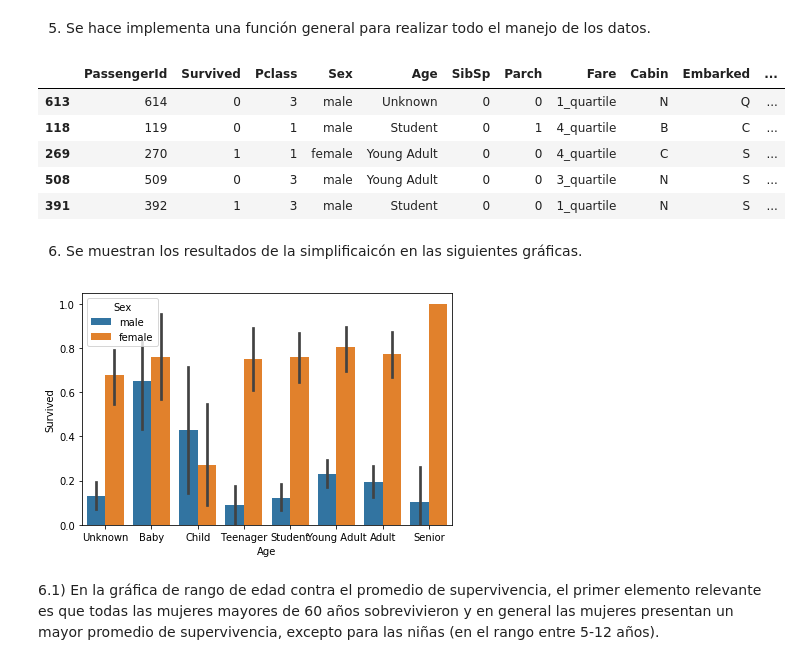
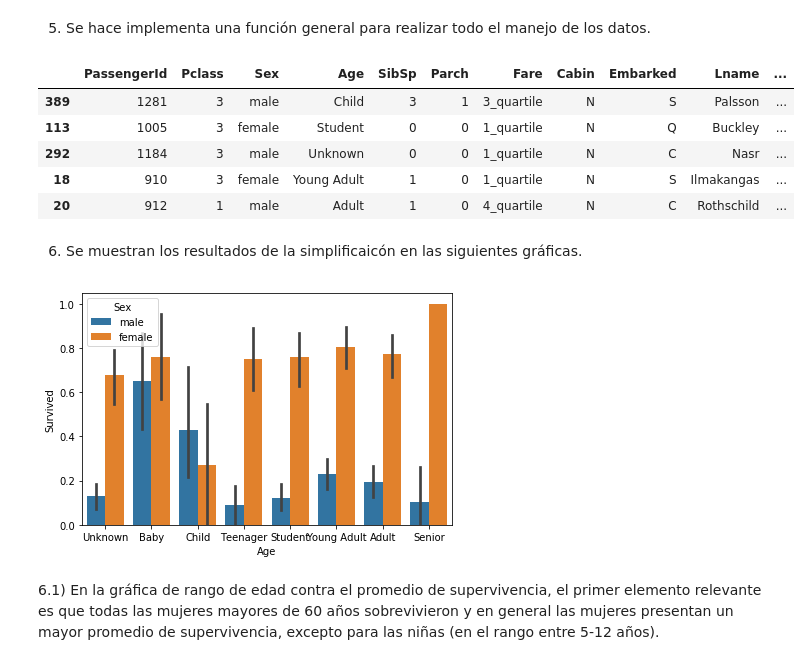
Before and after one commit to DiegoFelipeBryan/-Herramientas-Computacionales-IMEC3602, a Jupyter notebook: Proyecto/Titanic_the project.ipynb, the cells around one changed output. Saved outputs shown, nothing was run; the diff lists cells and outputs as text; code cells hidden in the pictures.

```diff
--- a/Proyecto/Titanic_the project.ipynb
+++ b/Proyecto/Titanic_the project.ipynb
@@ -72,3 +72,7 @@ TypeError: 'float' object is not subscriptable
+# %%
+def fix_embarked(df):
+    df.Embarked = df.Embarked.fillna('U')
+    return df
 # %% [markdown]
 4.3) Para las tarifas que pagó cada persona se hace un análisis etadístico y se agrupan dependiendo el cuartil al que pertenezcan.
 # %%
@@ -98,7 +102,7 @@ def drop_features(df):
 def transform_features(df):
     df = simplify_ages(df)
     df = simplify_cabins(df)
-
+    df = fix_embarked(df)
     df = simplify_fares(df)
     df = format_name(df)
     df = drop_features(df)
@@ -106,21 +110,21 @@ def transform_features(df):
 # %%
 data_train = transform_features(data_train)
 data_test = transform_features(data_test)
-data_train.sample(5)
+data_test.sample(5)
 # %% [output]
-|  | PassengerId | Survived | Pclass | Sex | Age | SibSp | Parch | Fare | Cabin | Embarked | ... |
-| 613 | 614 | 0 | 3 | male | Unknown | 0 | 0 | 1_quartile | N | Q | ... |
-| 118 | 119 | 0 | 1 | male | Student | 0 | 1 | 4_quartile | B | C | ... |
-| 269 | 270 | 1 | 1 | female | Young Adult | 0 | 0 | 4_quartile | C | S | ... |
-| 508 | 509 | 0 | 3 | male | Young Adult | 0 | 0 | 3_quartile | N | S | ... |
-| 391 | 392 | 1 | 3 | male | Student | 0 | 0 | 1_quartile | N | S | ... |
+|  | PassengerId | Pclass | Sex | Age | SibSp | Parch | Fare | Cabin | Embarked | Lname | ... |
+| 389 | 1281 | 3 | male | Child | 3 | 1 | 3_quartile | N | S | Palsson | ... |
+| 113 | 1005 | 3 | female | Student | 0 | 0 | 1_quartile | N | Q | Buckley | ... |
+| 292 | 1184 | 3 | male | Unknown | 0 | 0 | 1_quartile | N | C | Nasr | ... |
+| 18 | 910 | 3 | female | Young Adult | 1 | 0 | 1_quartile | N | S | Ilmakangas | ... |
+| 20 | 912 | 1 | male | Adult | 1 | 0 | 4_quartile | N | C | Rothschild | ... |
 # %% [markdown]
 6) Se muestran los resultados de la simplificaicón en las siguientes gráficas.
 # %%
 sns.barplot(x="Age", y="Survived", hue="Sex", data=data_train)
 plt.tight_layout();
 # %% [output]
-[figure, old version]
+[figure, new version]
 # %% [markdown]
 6.1) En la gráfica de rango de edad contra el promedio de supervivencia, el primer elemento relevante es que todas las mujeres mayores de 60 años sobrevivieron y en general las mujeres presentan un mayor promedio de supervivencia, excepto para las niñas (en el rango entre 5-12 años).
 # %%
```
Also changed, not shown: parts of 12 cells of this notebook.
